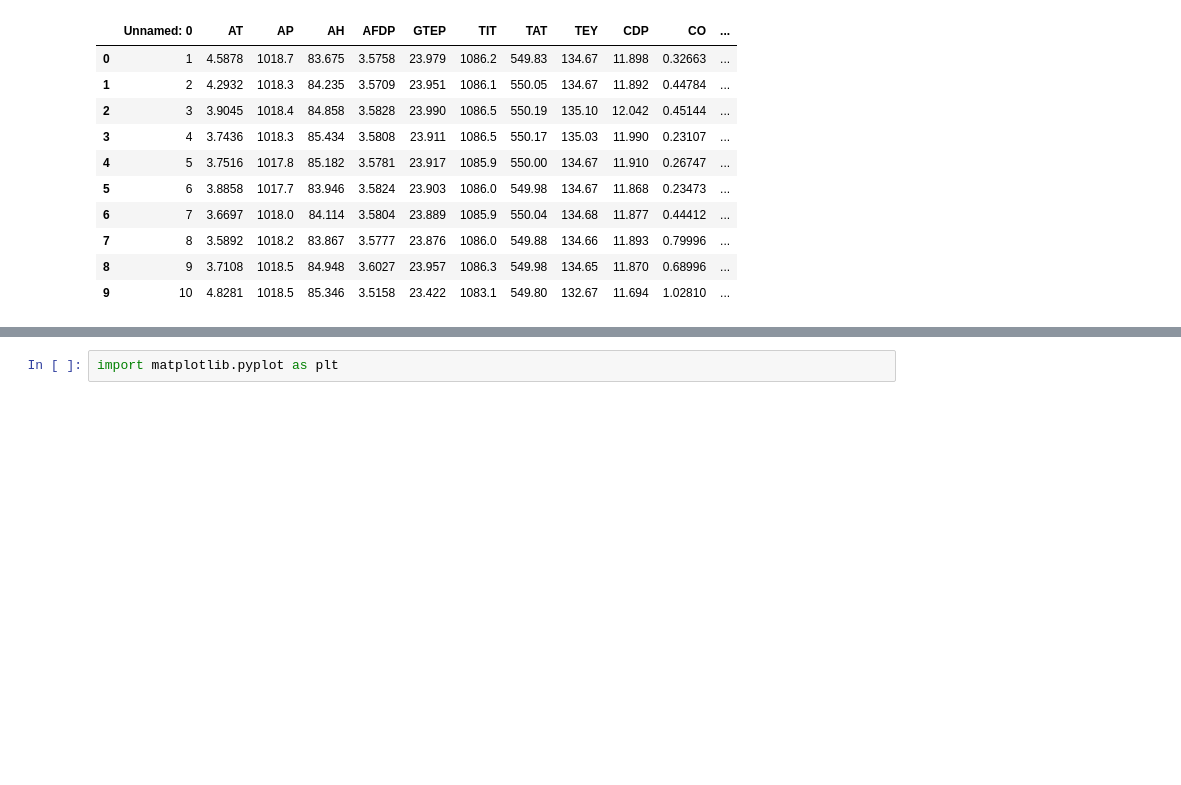
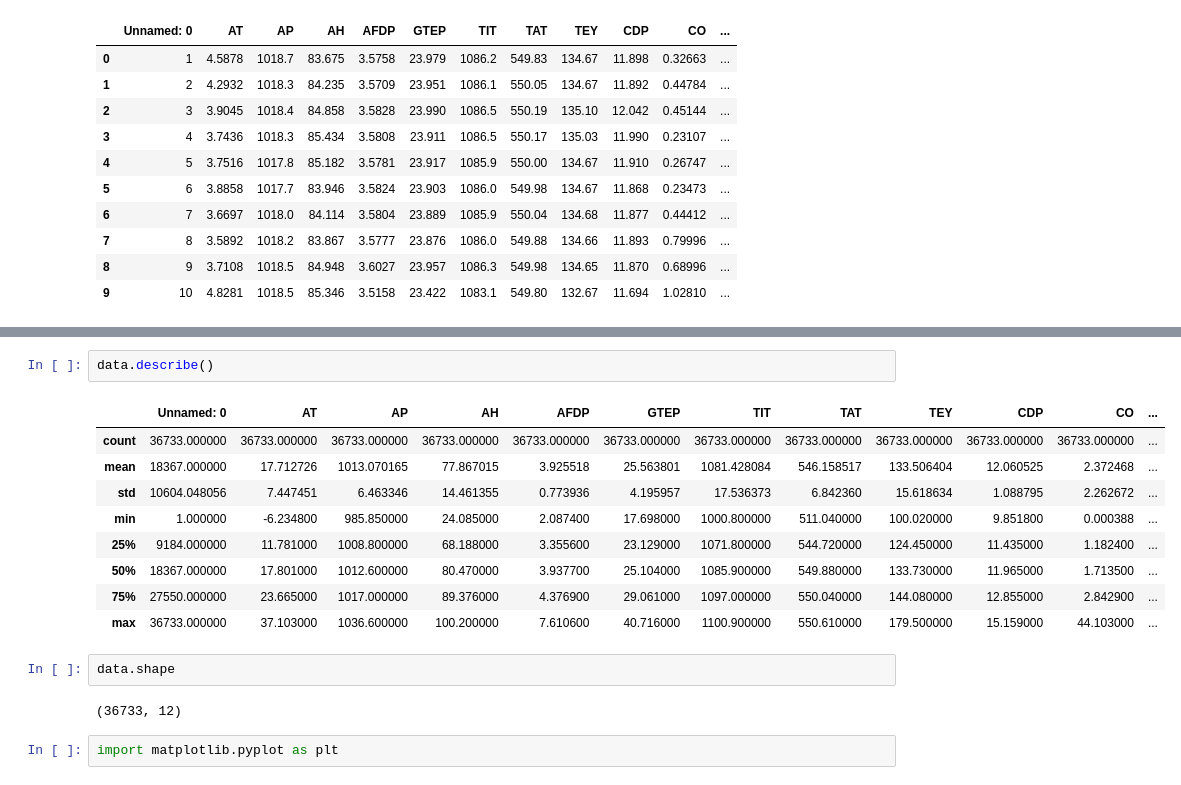
Before and after one commit to 2021402/CA1-Sem-2-MSc-in-Data-Analytics-, a Jupyter notebook: Long Short-Term Memory (LSTM) Networks.ipynb, the cells around one changed output, grey strips where cells are left out. Drawn from its saved outputs; the diff is of its cells as text; blank space fills up the shorter version.

```diff
--- a/Long Short-Term Memory (LSTM) Networks.ipynb
+++ b/Long Short-Term Memory (LSTM) Networks.ipynb
@@ -68,3 +100,19 @@ data.head(10)
+# %%
+data.describe()
+# %% [output]
+|  | Unnamed: 0 | AT | AP | AH | AFDP | GTEP | TIT | TAT | TEY | CDP | CO | ... |
+| count | 36733.000000 | 36733.000000 | 36733.000000 | 36733.000000 | 36733.000000 | 36733.000000 | 36733.000000 | 36733.000000 | 36733.000000 | 36733.000000 | 36733.000000 | ... |
+| mean | 18367.000000 | 17.712726 | 1013.070165 | 77.867015 | 3.925518 | 25.563801 | 1081.428084 | 546.158517 | 133.506404 | 12.060525 | 2.372468 | ... |
+| std | 10604.048056 | 7.447451 | 6.463346 | 14.461355 | 0.773936 | 4.195957 | 17.536373 | 6.842360 | 15.618634 | 1.088795 | 2.262672 | ... |
+| min | 1.000000 | -6.234800 | 985.850000 | 24.085000 | 2.087400 | 17.698000 | 1000.800000 | 511.040000 | 100.020000 | 9.851800 | 0.000388 | ... |
+| 25% | 9184.000000 | 11.781000 | 1008.800000 | 68.188000 | 3.355600 | 23.129000 | 1071.800000 | 544.720000 | 124.450000 | 11.435000 | 1.182400 | ... |
+| 50% | 18367.000000 | 17.801000 | 1012.600000 | 80.470000 | 3.937700 | 25.104000 | 1085.900000 | 549.880000 | 133.730000 | 11.965000 | 1.713500 | ... |
+| 75% | 27550.000000 | 23.665000 | 1017.000000 | 89.376000 | 4.376900 | 29.061000 | 1097.000000 | 550.040000 | 144.080000 | 12.855000 | 2.842900 | ... |
+| max | 36733.000000 | 37.103000 | 1036.600000 | 100.200000 | 7.610600 | 40.716000 | 1100.900000 | 550.610000 | 179.500000 | 15.159000 | 44.103000 | ... |
+# %%
+data.shape
+# %% [output]
+(36733, 12)
 # %%
 import matplotlib.pyplot as plt
 # %%
```
Also changed, not shown: parts of 11 cells of this notebook.
